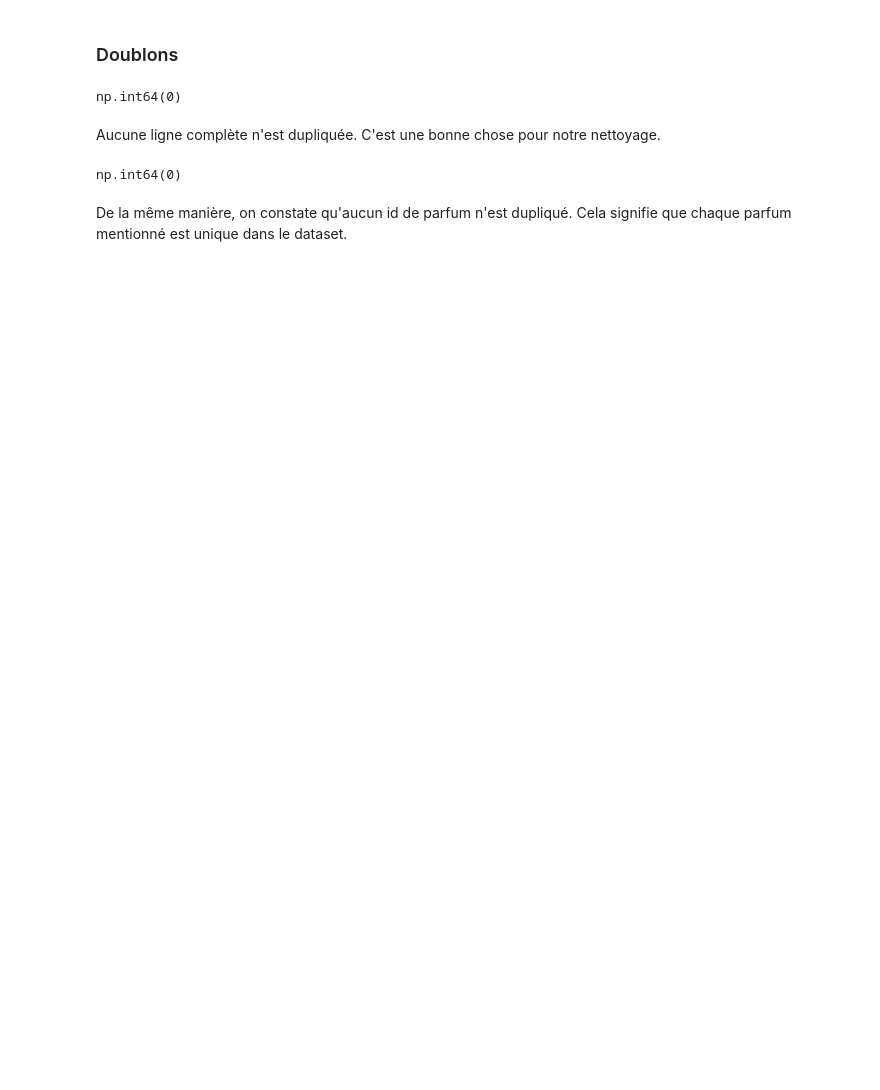
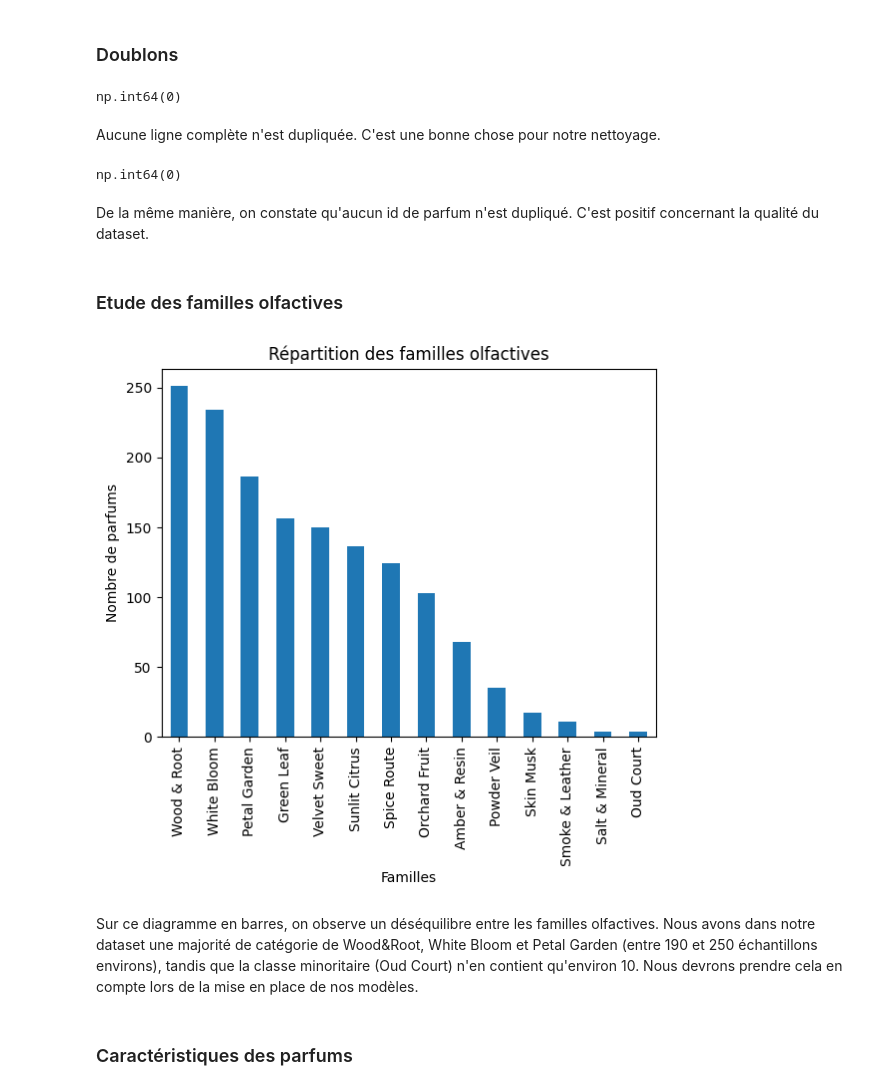
Before and after one commit to lisaroubertie/PerfumRecommendationSystem, a Jupyter notebook: src/exploration.ipynb, the cells around one changed output. Saved outputs shown, nothing was run; the diff lists cells and outputs as text; code cells hidden in the pictures; blank space fills up the shorter version.

```diff
--- a/src/exploration.ipynb
+++ b/src/exploration.ipynb
@@ -100,4 +125,19 @@ df['id'].duplicated().sum()
 # %% [output]
 np.int64(0)
 # %% [markdown]
-De la même manière, on constate qu'aucun id de parfum n'est dupliqué. Cela signifie que chaque parfum mentionné est unique dans le dataset.
+De la même manière, on constate qu'aucun id de parfum n'est dupliqué. C'est positif concernant la qualité du dataset.
+# %% [markdown]
+### Etude des familles olfactives
+# %%
+import matplotlib.pyplot as plt
+df['family'].value_counts().plot(kind='bar')
+plt.title('Répartition des familles olfactives')
+plt.xlabel('Familles')
+plt.ylabel('Nombre de parfums')
+plt.show()
+# %% [output]
+[figure, added]
+# %% [markdown]
+Sur ce diagramme en barres, on observe un déséquilibre entre les familles olfactives. Nous avons dans notre dataset une majorité de catégorie de Wood&Root, White Bloom et Petal Garden (entre 190 et 250 échantillons environs), tandis que la classe minoritaire (Oud Court) n'en contient qu'environ 10. Nous devrons prendre cela en compte lors de la mise en place de nos modèles.
+# %% [markdown]
+### Caractéristiques des parfums
```
Also changed, not shown: parts of 27 cells of this notebook, 2 other files.
